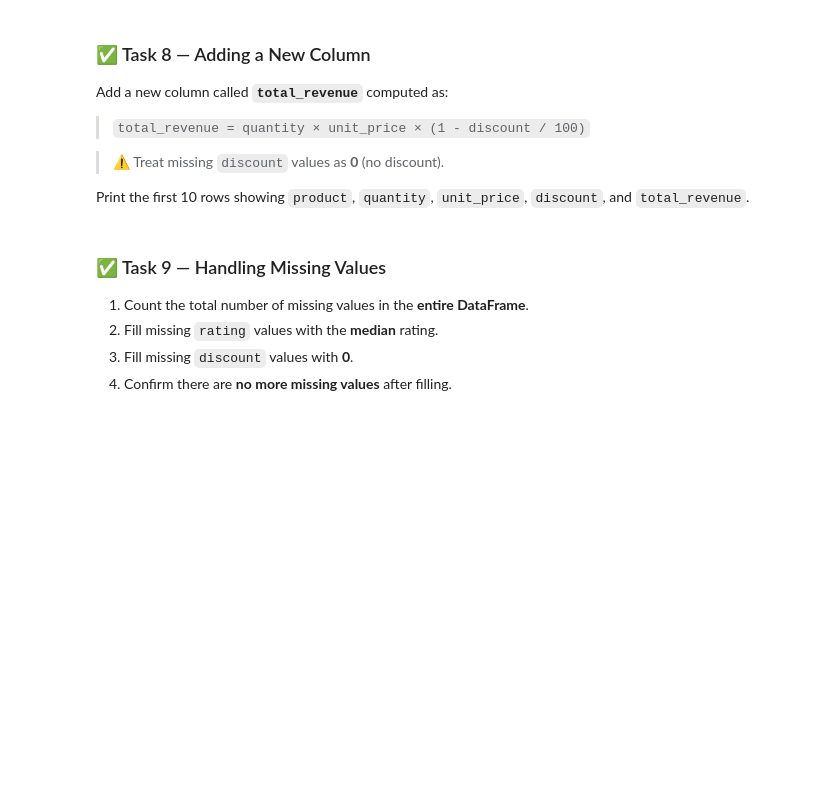
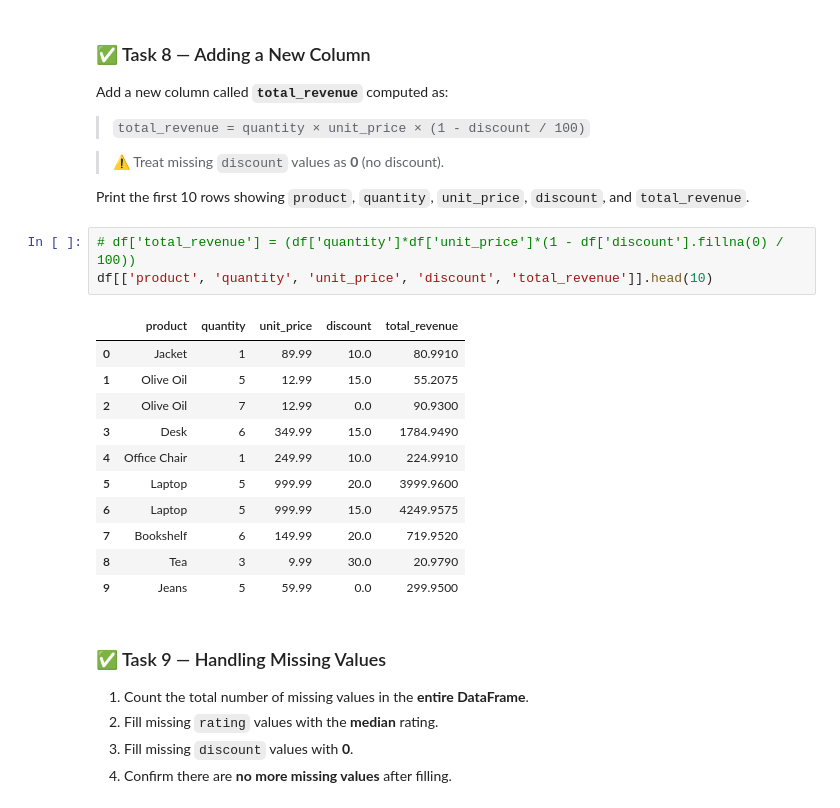
Before and after one commit to Bhavy-Kakaniya/Data-Science, a Jupyter notebook: Lab2 EMPTY.ipynb, the cells around one changed output. Saved outputs shown, nothing was run; the diff lists cells and outputs as text; blank space fills up the shorter version.

```diff
--- a/Lab2 EMPTY.ipynb
+++ b/Lab2 EMPTY.ipynb
@@ -402,6 +402,21 @@ Add a new column called **`total_revenue`** computed as:
 > ⚠️ Treat missing `discount` values as **0** (no discount).
 
 Print the first 10 rows showing `product`, `quantity`, `unit_price`, `discount`, and `total_revenue`.
+# %%
+# df['total_revenue'] = (df['quantity']*df['unit_price']*(1 - df['discount'].fillna(0) / 100))
+df[['product', 'quantity', 'unit_price', 'discount', 'total_revenue']].head(10)
+# %% [output]
+|  | product | quantity | unit_price | discount | total_revenue |
+| 0 | Jacket | 1 | 89.99 | 10.0 | 80.9910 |
+| 1 | Olive Oil | 5 | 12.99 | 15.0 | 55.2075 |
+| 2 | Olive Oil | 7 | 12.99 | 0.0 | 90.9300 |
+| 3 | Desk | 6 | 349.99 | 15.0 | 1784.9490 |
+| 4 | Office Chair | 1 | 249.99 | 10.0 | 224.9910 |
+| 5 | Laptop | 5 | 999.99 | 20.0 | 3999.9600 |
+| 6 | Laptop | 5 | 999.99 | 15.0 | 4249.9575 |
+| 7 | Bookshelf | 6 | 149.99 | 20.0 | 719.9520 |
+| 8 | Tea | 3 | 9.99 | 30.0 | 20.9790 |
+| 9 | Jeans | 5 | 59.99 | 0.0 | 299.9500 |
 # %% [markdown]
 ### ✅ Task 9 — Handling Missing Values
 1. Count the total number of missing values in the **entire DataFrame**.
```
Also changed, not shown: parts of 4 cells of this notebook.
